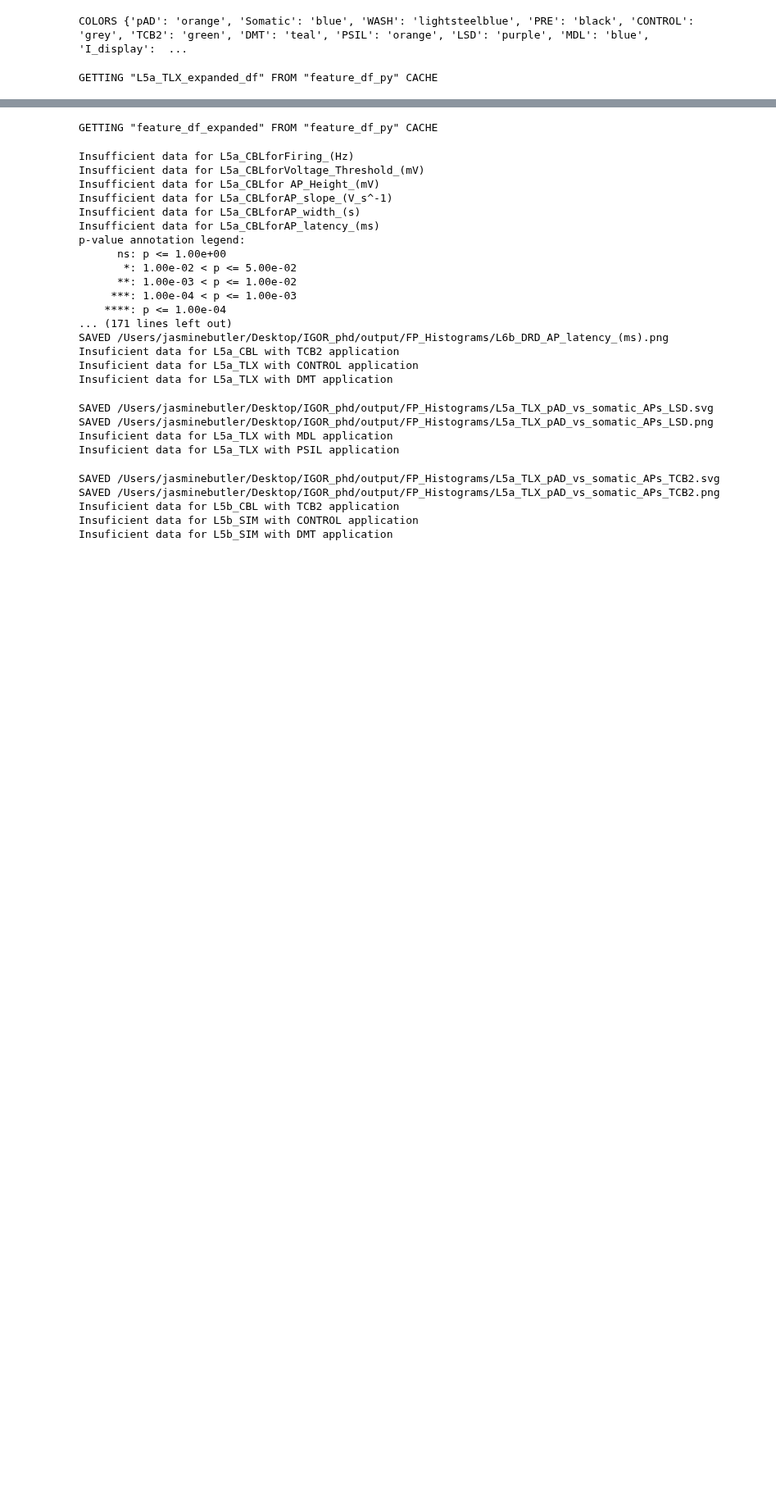
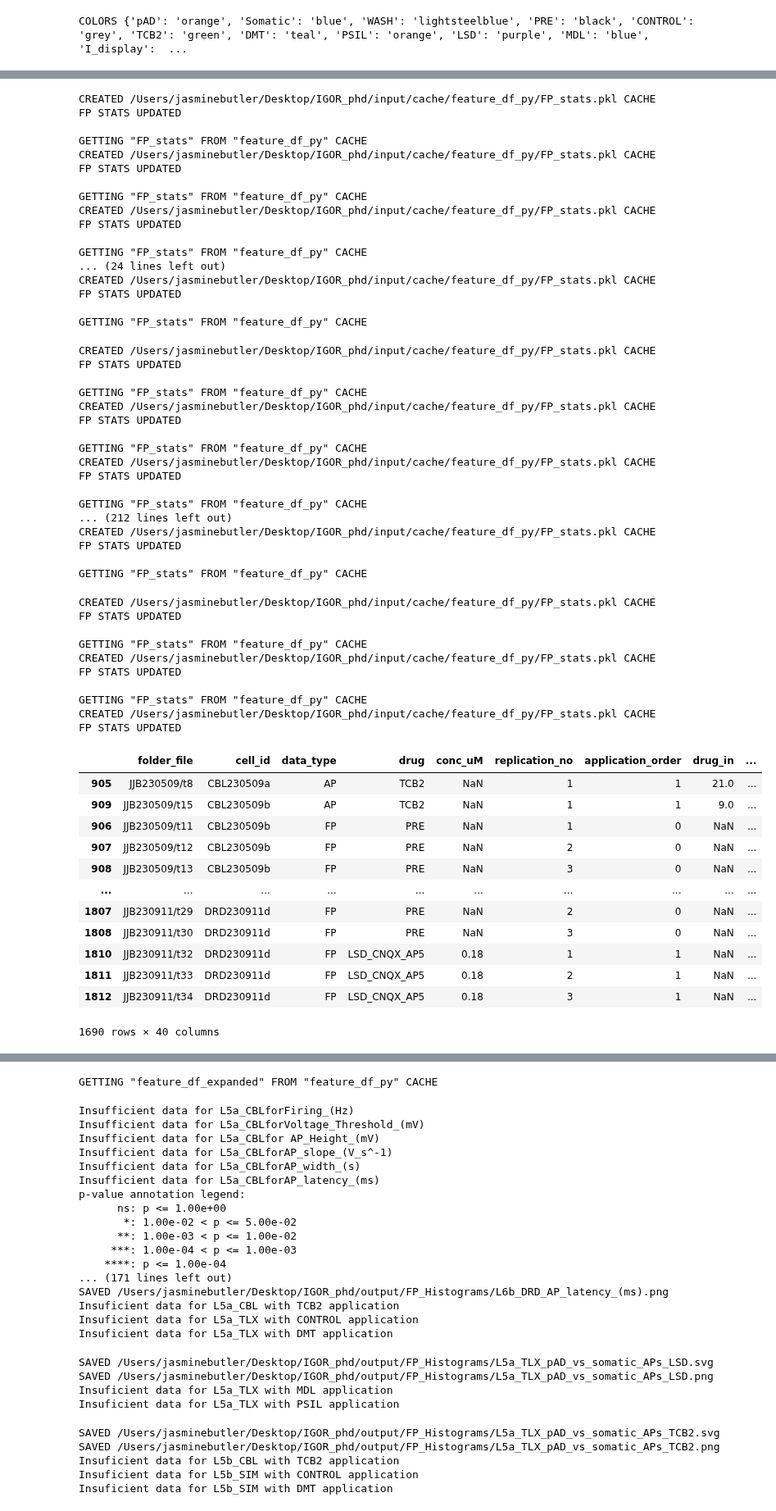
Before and after one commit to jjb-hub/IGOR_phd, a Jupyter notebook: RUN.ipynb, the cells around one changed output, grey strips where cells are left out. Shown at 82% size. Cells and saved outputs as stored; diff of their text form; code cells hidden in the pictures; blank space fills up the shorter version.

Commit message:
plotting half done needs to be modularised and saved stat annotator use removed and seaborn updated

```diff
--- a/RUN.ipynb
+++ b/RUN.ipynb
@@ -14,13 +14,15 @@ quick_plot_file(filename, 'JJB230911/t31')
 # FEATURE DF --> EXPANDED DF
 
 # subselect by cell type
-df = getExpandedSubsetDf(filename, 'L5a_TLX', from_scratch=True)
+# df = getExpandedSubsetDf(filename, 'L5a_TLX', from_scratch=True)
 
 # complete
-# df = getExpandedDf(filename)          #if cached will just get delete cache to redo
+df = getExpandedDf(filename)          #if cached will just get delete cache to redo
 
 # df[df['data_type']== 'FP'][['cell_id', 'data_type','WASH_Somatic_AP_locs', 'APP_pAD_AP_locs', 'AP_height']]
 #show APP traces without AP's
 # df[df['AP_locs'].apply(lambda x: isinstance(x, np.ndarray) and len(x) == 0 if isinstance(x, np.ndarray) else False)]
-# %% [output]
-GETTING "L5a_TLX_expanded_df" FROM "feature_df_py" CACHE
+# %%
+# GENERATE STATS DF
+loopFP_stats(filename)
+# %% [output]
@@ -27,3 +131,60 @@ GETTING "L5a_TLX_expanded_df" FROM "feature_df_py" CACHE
+CREATED /Users/jasminebutler/Desktop/IGOR_phd/input/cache/feature_df_py/FP_stats.pkl CACHE
+FP STATS UPDATED
+
+GETTING "FP_stats" FROM "feature_df_py" CACHE
+CREATED /Users/jasminebutler/Desktop/IGOR_phd/input/cache/feature_df_py/FP_stats.pkl CACHE
+FP STATS UPDATED
+
+GETTING "FP_stats" FROM "feature_df_py" CACHE
+CREATED /Users/jasminebutler/Desktop/IGOR_phd/input/cache/feature_df_py/FP_stats.pkl CACHE
+FP STATS UPDATED
+
+GETTING "FP_stats" FROM "feature_df_py" CACHE
+... (24 lines left out)
+CREATED /Users/jasminebutler/Desktop/IGOR_phd/input/cache/feature_df_py/FP_stats.pkl CACHE
+FP STATS UPDATED
+
+GETTING "FP_stats" FROM "feature_df_py" CACHE
+CREATED /Users/jasminebutler/Desktop/IGOR_phd/input/cache/feature_df_py/FP_stats.pkl CACHE
+FP STATS UPDATED
+
+GETTING "FP_stats" FROM "feature_df_py" CACHE
+CREATED /Users/jasminebutler/Desktop/IGOR_phd/input/cache/feature_df_py/FP_stats.pkl CACHE
+FP STATS UPDATED
+
+GETTING "FP_stats" FROM "feature_df_py" CACHE
+CREATED /Users/jasminebutler/Desktop/IGOR_phd/input/cache/feature_df_py/FP_stats.pkl CACHE
+FP STATS UPDATED
+
+GETTING "FP_stats" FROM "feature_df_py" CACHE
+... (212 lines left out)
+CREATED /Users/jasminebutler/Desktop/IGOR_phd/input/cache/feature_df_py/FP_stats.pkl CACHE
+FP STATS UPDATED
+
+GETTING "FP_stats" FROM "feature_df_py" CACHE
+CREATED /Users/jasminebutler/Desktop/IGOR_phd/input/cache/feature_df_py/FP_stats.pkl CACHE
+FP STATS UPDATED
+
+GETTING "FP_stats" FROM "feature_df_py" CACHE
+CREATED /Users/jasminebutler/Desktop/IGOR_phd/input/cache/feature_df_py/FP_stats.pkl CACHE
+FP STATS UPDATED
+
+GETTING "FP_stats" FROM "feature_df_py" CACHE
+CREATED /Users/jasminebutler/Desktop/IGOR_phd/input/cache/feature_df_py/FP_stats.pkl CACHE
+FP STATS UPDATED
+|  | folder_file | cell_id | data_type | drug | conc_uM | replication_no | application_order | drug_in | ... |
+| 905 | JJB230509/t8 | CBL230509a | AP | TCB2 | NaN | 1 | 1 | 21.0 | ... |
+| 909 | JJB230509/t15 | CBL230509b | AP | TCB2 | NaN | 1 | 1 | 9.0 | ... |
+| 906 | JJB230509/t11 | CBL230509b | FP | PRE | NaN | 1 | 0 | NaN | ... |
+| 907 | JJB230509/t12 | CBL230509b | FP | PRE | NaN | 2 | 0 | NaN | ... |
+| 908 | JJB230509/t13 | CBL230509b | FP | PRE | NaN | 3 | 0 | NaN | ... |
+| ... | ... | ... | ... | ... | ... | ... | ... | ... | ... |
+| 1807 | JJB230911/t29 | DRD230911d | FP | PRE | NaN | 2 | 0 | NaN | ... |
+| 1808 | JJB230911/t30 | DRD230911d | FP | PRE | NaN | 3 | 0 | NaN | ... |
+| 1810 | JJB230911/t32 | DRD230911d | FP | LSD_CNQX_AP5 | 0.18 | 1 | 1 | NaN | ... |
+| 1811 | JJB230911/t33 | DRD230911d | FP | LSD_CNQX_AP5 | 0.18 | 2 | 1 | NaN | ... |
+| 1812 | JJB230911/t34 | DRD230911d | FP | LSD_CNQX_AP5 | 0.18 | 3 | 1 | NaN | ... |
+1690 rows × 40 columns
 # %%
 #APPLICATION TRACE PLOTTING
 #FIX ME: allow for second aplication plotting also
```
Also changed, not shown: parts of 2 cells of this notebook, 4 other files.
